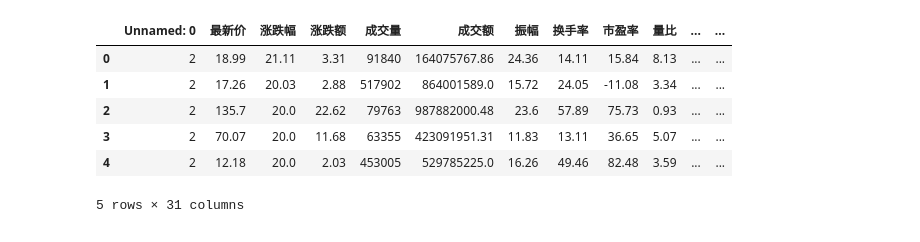
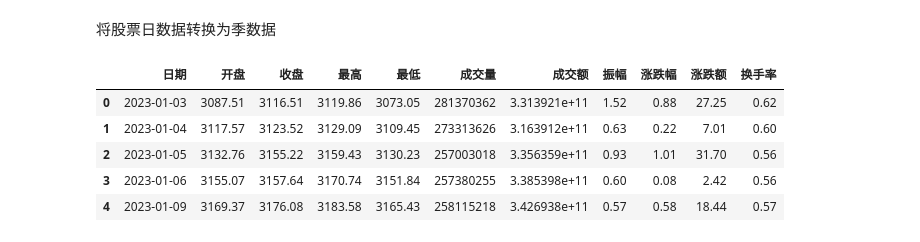
Before and after one commit to Karenina-na/the-stock-market-performance-in-2023, a Jupyter notebook: process.ipynb, the cells around one changed output. Drawn from its saved outputs; the diff is of its cells as text; code cells hidden in the pictures.

```diff
--- a/process.ipynb
+++ b/process.ipynb
@@ -4,11 +4,12 @@ import pandas as pd
+# %% [markdown]
+将股票日数据转换为季数据
 # %%
-df = pd.read_csv('trading_data_2024-05-22.csv')
+df = pd.read_csv('./data/000001_平安银行.csv')
 df.head()
 # %% [output]
-|  | Unnamed: 0 | 最新价 | 涨跌幅 | 涨跌额 | 成交量 | 成交额 | 振幅 | 换手率 | 市盈率 | 量比 | ... | ... |
-| 0 | 2 | 18.99 | 21.11 | 3.31 | 91840 | 164075767.86 | 24.36 | 14.11 | 15.84 | 8.13 | ... | ... |
-| 1 | 2 | 17.26 | 20.03 | 2.88 | 517902 | 864001589.0 | 15.72 | 24.05 | -11.08 | 3.34 | ... | ... |
-| 2 | 2 | 135.7 | 20.0 | 22.62 | 79763 | 987882000.48 | 23.6 | 57.89 | 75.73 | 0.93 | ... | ... |
-| 3 | 2 | 70.07 | 20.0 | 11.68 | 63355 | 423091951.31 | 11.83 | 13.11 | 36.65 | 5.07 | ... | ... |
-| 4 | 2 | 12.18 | 20.0 | 2.03 | 453005 | 529785225.0 | 16.26 | 49.46 | 82.48 | 3.59 | ... | ... |
+|  | 日期 | 开盘 | 收盘 | 最高 | 最低 | 成交量 | 成交额 | 振幅 | 涨跌幅 | 涨跌额 | 换手率 |
+| 0 | 2023-01-03 | 3087.51 | 3116.51 | 3119.86 | 3073.05 | 281370362 | 3.313921e+11 | 1.52 | 0.88 | 27.25 | 0.62 |
+| 1 | 2023-01-04 | 3117.57 | 3123.52 | 3129.09 | 3109.45 | 273313626 | 3.163912e+11 | 0.63 | 0.22 | 7.01 | 0.60 |
+| 2 | 2023-01-05 | 3132.76 | 3155.22 | 3159.43 | 3130.23 | 257003018 | 3.356359e+11 | 0.93 | 1.01 | 31.70 | 0.56 |
+| 3 | 2023-01-06 | 3155.07 | 3157.64 | 3170.74 | 3151.84 | 257380255 | 3.385398e+11 | 0.60 | 0.08 | 2.42 | 0.56 |
+| 4 | 2023-01-09 | 3169.37 | 3176.08 | 3183.58 | 3165.43 | 258115218 | 3.426938e+11 | 0.57 | 0.58 | 18.44 | 0.57 |
-5 rows × 31 columns
```
Also changed, not shown: parts of 11 cells of this notebook, 1 other file.
